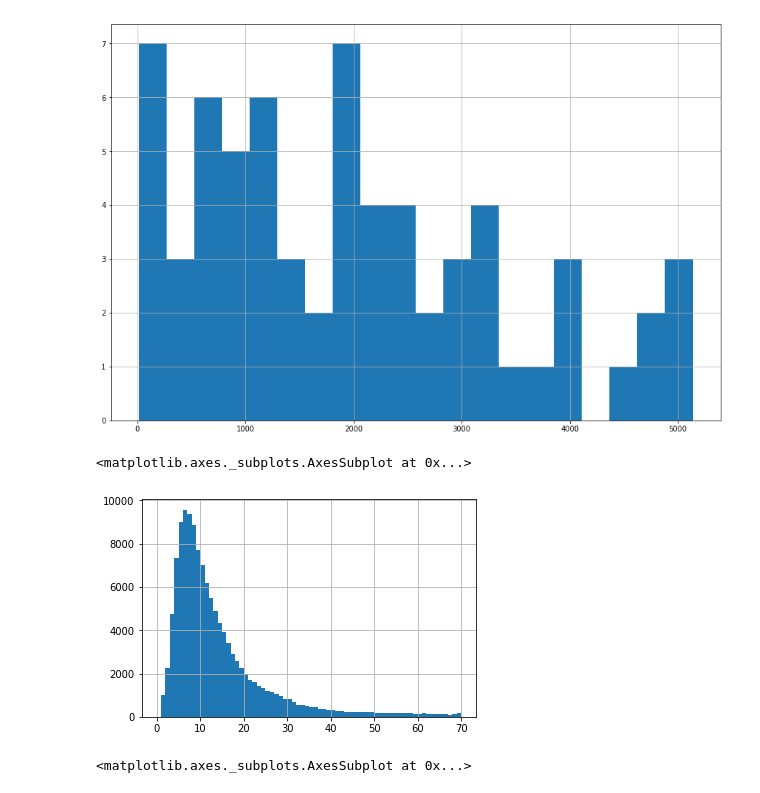
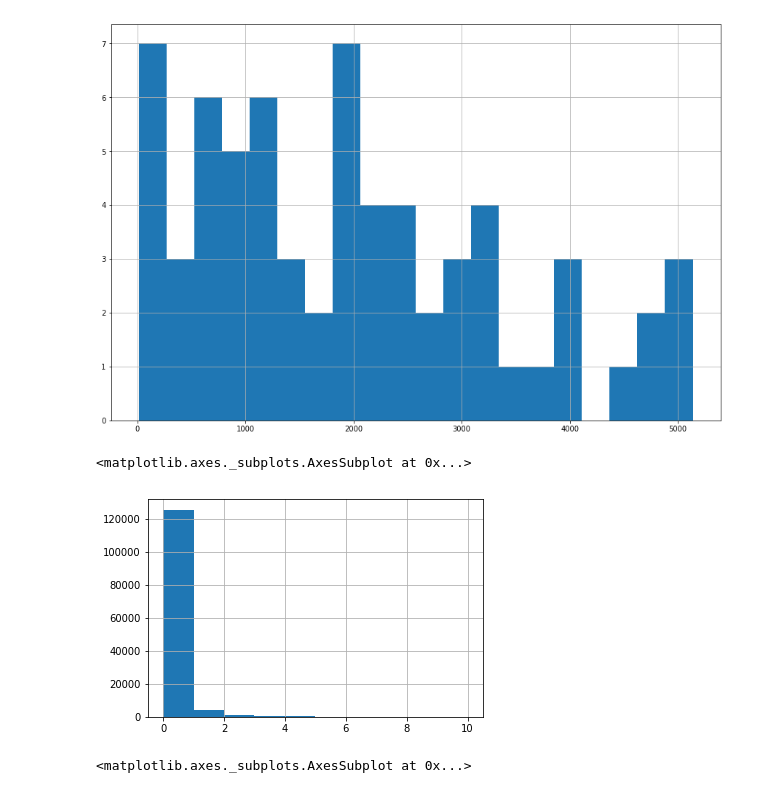
Before and after one commit to emmwel/ADAeda, a Jupyter notebook: David-code/Exercise 1.ipynb, the cells around one changed output. Cells and saved outputs as stored; diff of their text form; code cells hidden in the pictures.

```diff
--- a/David-code/Exercise 1.ipynb
+++ b/David-code/Exercise 1.ipynb
@@ -401,24 +401,23 @@ starting_stations_count.hist(bins=20)
 # %%
 # Task B3.2
 
 # Plot histograms for the duration and trip starting hour in the day attributes.
 # For both the duration and the trip starting hour use discrete 1-hour intervals.
 # What do you observe in each plot? What are some popular values in the duration plot?
 # Explain the local maxima and the trends you observe on the trip starting hour plot based on human behavior.
 
-# Pick out duration and divide by 60 since the durations are given in minutes.
-duration = df['Duration']/60
+# Pick out duration and divide by 3660 since the durations are given in seconds.
+duration = df['Duration']/3660
 
 # Plot up to 70 hours. There are longer durations as well, but they are few, so the shape of the plot is the same.
-duration.hist(bins=70, range=(0,70))
+duration.hist(bins=10, range=(0,10))
 
-# In this plot we can see that popular values of the duration are around 6-10 hours, with the
-# local maxima at around 8 hours.
-# This can be explained by that people use the bikes to commute to work, staying at work for around 6-8 hours
-# and then goes back with the bike.
+# In this plot we can see clearly that the most common amount of time to rent the bike is less than one hour.
+# This makes sense, most people who use the service might be commuting to work, which for most
+# people does not take more time than one hour.
 # %% [output]
 <matplotlib.axes._subplots.AxesSubplot at 0x...>
-[figure, old version]
+[figure, new version]
 # %%
 # Pick out Start times
 trip_start = df['Start Time']
```
Also changed, not shown: parts of 4 cells of this notebook.
